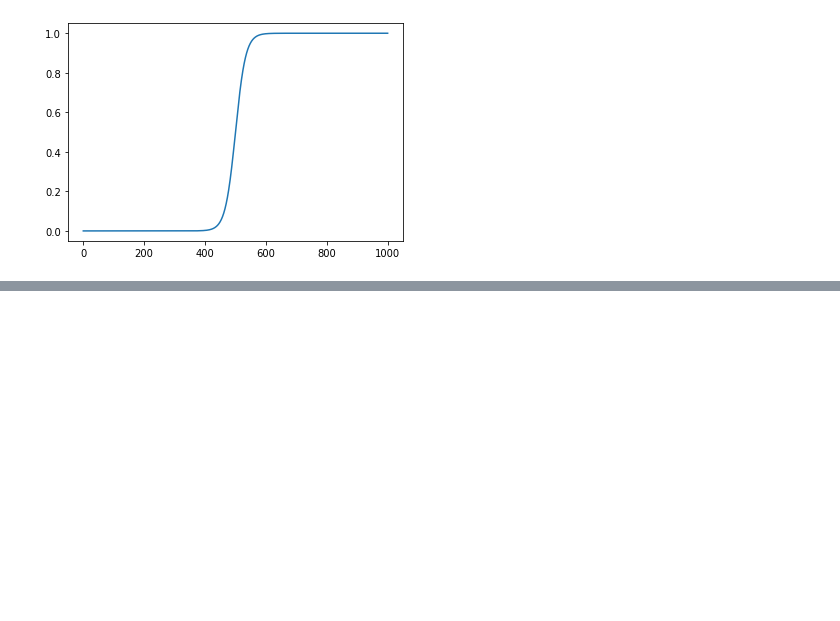
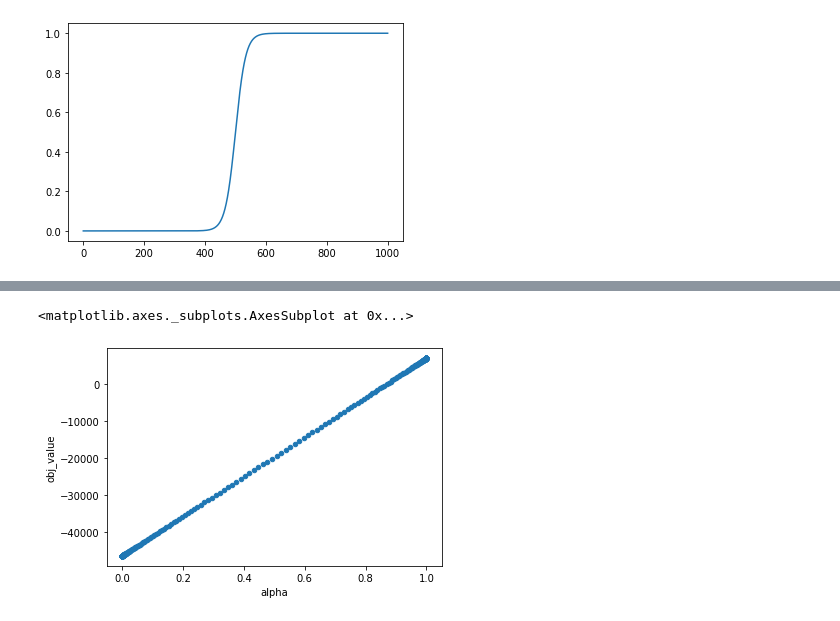
Before and after one commit to robertosgpontes/omse, a Jupyter notebook: main.ipynb, the cells around one changed output, grey strips where cells are left out. Drawn from its saved outputs; the diff is of its cells as text; code cells hidden in the pictures; blank space fills up the shorter version.

```diff
--- a/main.ipynb
+++ b/main.ipynb
@@ -265,7 +269,7 @@ x_1, x_2, x_3, x_4 \geq 0
 \end{equation}
 # %%
 def f_alpha(alpha, f1, f2):
-  return (alpha*f1 + (1-alpha)*f2)
+  return (alpha*f1 - (1-alpha)*f2)
 # %%
 def run_models(f_alphas):
   solution_lst = []
@@ -280,11 +284,18 @@ def run_models(f_alphas):
 
     f2 = C.dot(X)[0]
 
+    print(f_alpha(alpha, f1, f2))
+
     model += f_alpha(alpha, f1, f2)
 
     model = load_model(model, A, X, b)
 
     solution = model.solve()
+
+    X2 = np.array([pulp.value(X[0][0]),
+                    pulp.value(X[1][0]),
+                    pulp.value(X[2][0]),
+                    pulp.value(X[3][0])])
 
     solution_lst.append([i,
                     alpha,
@@ -293,10 +304,13 @@ def run_models(f_alphas):
                     pulp.value(X[1][0]),
                     pulp.value(X[2][0]),
                     pulp.value(X[3][0]),
-                    pulp.value(model.objective)])
+                    pulp.value(model.objective),
+                    ((A1 - (A2 + A3))*X2.T).sum(),
+                    C.dot(X2)]
+                    )
     i += 1
 
-  return pd.DataFrame(solution_lst, columns=["iter","alpha","status","x1","x2", "x3", "x4", "obj_value"])
+  return pd.DataFrame(solution_lst, columns=["iter","alpha","status","x1","x2", "x3", "x4", "obj_value", "f1", "f2"])
 # %%
 sig = lambda sigma: 1/(1 + np.exp(sigma*(np.linspace(0, NUM_ITER, NUM_ITER)-(NUM_ITER/2))))
 # %%
@@ -328,0 +409,5 @@ df_solution_sig_06 = run_models(f_alpha_sig_06)
+# %%
+df_solution_sig_06.plot.scatter(x='alpha', y='obj_value')
+# %% [output]
+<matplotlib.axes._subplots.AxesSubplot at 0x...>
+[figure, added]
```
Also changed, not shown: parts of 5 cells of this notebook.
